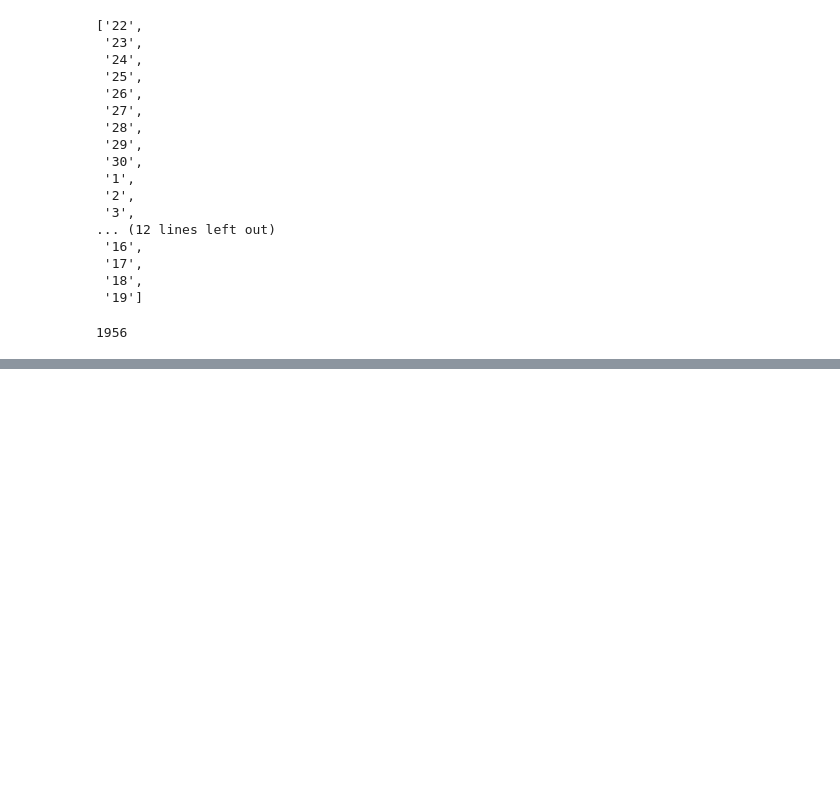
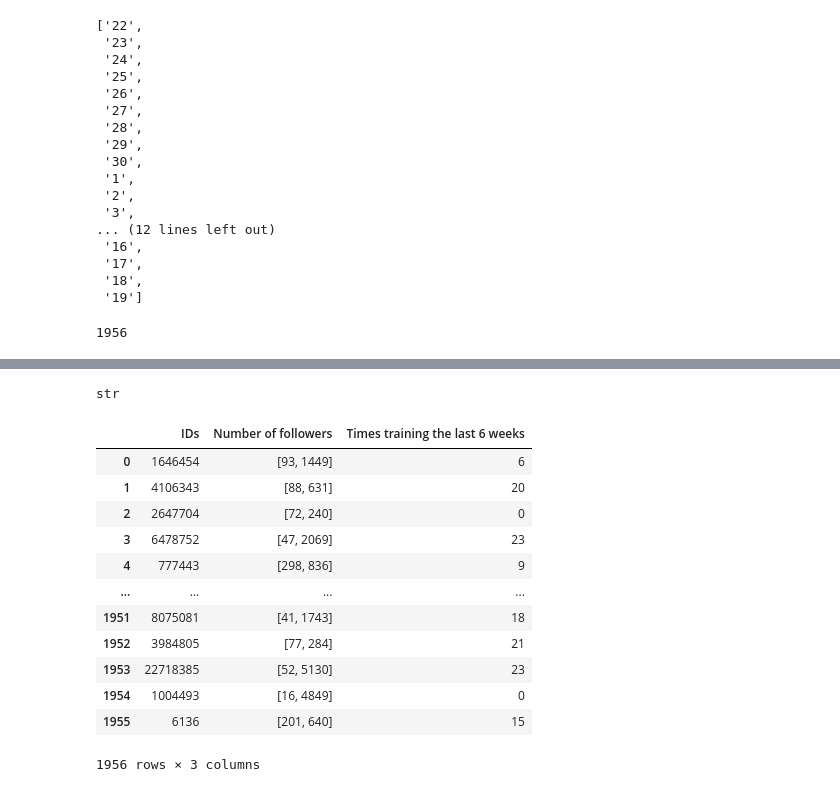
Before and after one commit to javier-pradera/Project-Week-3-Data-Thieves, a Jupyter notebook: your-project/Code/Paula/Strava_Daily_Activities.ipynb, the cells around one changed output, grey strips where cells are left out. Drawn from its saved outputs; the diff is of its cells as text; code cells hidden in the pictures; blank space fills up the shorter version.

Commit message:
Table to plot is ready

```diff
--- a/your-project/Code/Paula/Strava_Daily_Activities.ipynb
+++ b/your-project/Code/Paula/Strava_Daily_Activities.ipynb
@@ -2072,0 +2077,12 @@ len(last_month_activity)
+# %%
+list_of_athlete = []
+
+for athlete in last_month_activity:
+    counter = 0
+    for day in athlete:
+        a, b = re.findall(r'\d+', day)
+        if (int(a) != 0) or (int(b) != 0):
+            counter += 1
+        else:
+            continue
+    list_of_athlete.append(counter)
@@ -2073,4 +2118,9 @@ len(last_month_activity)
+# %%
+a = '0h 0m'
+a = re.findall(r'\d+', a)
+# %% [output]
+str
 # %%
 flattened_list_ids
 # %%
-table2 = pd.DataFrame({"IDs": flattened_list_ids, "Number of followers": number_followers, "Last 6 weeks activity": last_month_activity})
+    table3 = pd.DataFrame({"IDs": flattened_list_ids, "Number of followers": number_followers, "Times training the last 6 weeks": list_of_athlete})
@@ -2080,0 +2127,16 @@ table2.to_csv("table2")
+# %%
+table3
+# %% [output]
+|  | IDs | Number of followers | Times training the last 6 weeks |
+| 0 | 1646454 | [93, 1449] | 6 |
+| 1 | 4106343 | [88, 631] | 20 |
+| 2 | 2647704 | [72, 240] | 0 |
+| 3 | 6478752 | [47, 2069] | 23 |
+| 4 | 777443 | [298, 836] | 9 |
+| ... | ... | ... | ... |
+| 1951 | 8075081 | [41, 1743] | 18 |
+| 1952 | 3984805 | [77, 284] | 21 |
+| 1953 | 22718385 | [52, 5130] | 23 |
+| 1954 | 1004493 | [16, 4849] | 0 |
+| 1955 | 6136 | [201, 640] | 15 |
+1956 rows × 3 columns
```
Also changed, not shown: parts of 15 cells of this notebook, 4 other files.
